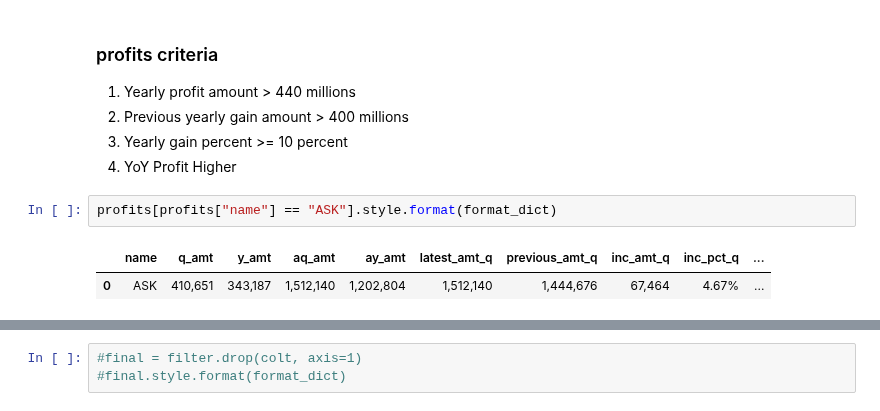
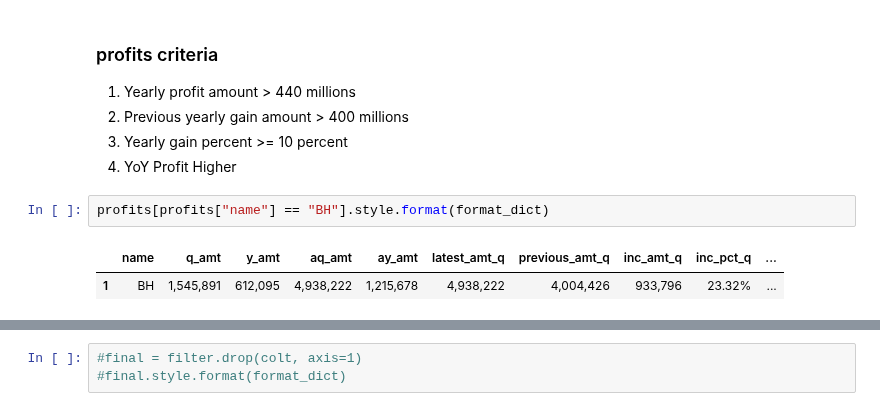
Before and after one commit to santimcs/A7, a Jupyter notebook: Quarterly/440-Create Profits Q4.ipynb, the cells around one changed output, grey strips where cells are left out. Saved outputs shown, nothing was run; the diff lists cells and outputs as text.

```diff
--- a/Quarterly/440-Create Profits Q4.ipynb
+++ b/Quarterly/440-Create Profits Q4.ipynb
@@ -212,10 +217,10 @@ profits.head().style.format(format_dict)
 3. Yearly gain percent >= 10 percent
 4. YoY Profit Higher
 # %%
-profits[profits["name"] == "ASK"].style.format(format_dict)
+profits[profits["name"] == "BH"].style.format(format_dict)
 # %% [output]
 |  | name | q_amt | y_amt | aq_amt | ay_amt | latest_amt_q | previous_amt_q | inc_amt_q | inc_pct_q | ... |
-| 0 | ASK | 410,651 | 343,187 | 1,512,140 | 1,202,804 | 1,512,140 | 1,444,676 | 67,464 | 4.67% | ... |
+| 1 | BH | 1,545,891 | 612,095 | 4,938,222 | 1,215,678 | 4,938,222 | 4,004,426 | 933,796 | 23.32% | ... |
 # %%
 criteria_1 = profits.latest_amt_y > 440_000
 profits.loc[criteria_1, cols].sort_values(by=["name"], ascending=True).style.format(format_dict)
```
Also changed, not shown: parts of 47 cells of this notebook, 36 other files.
